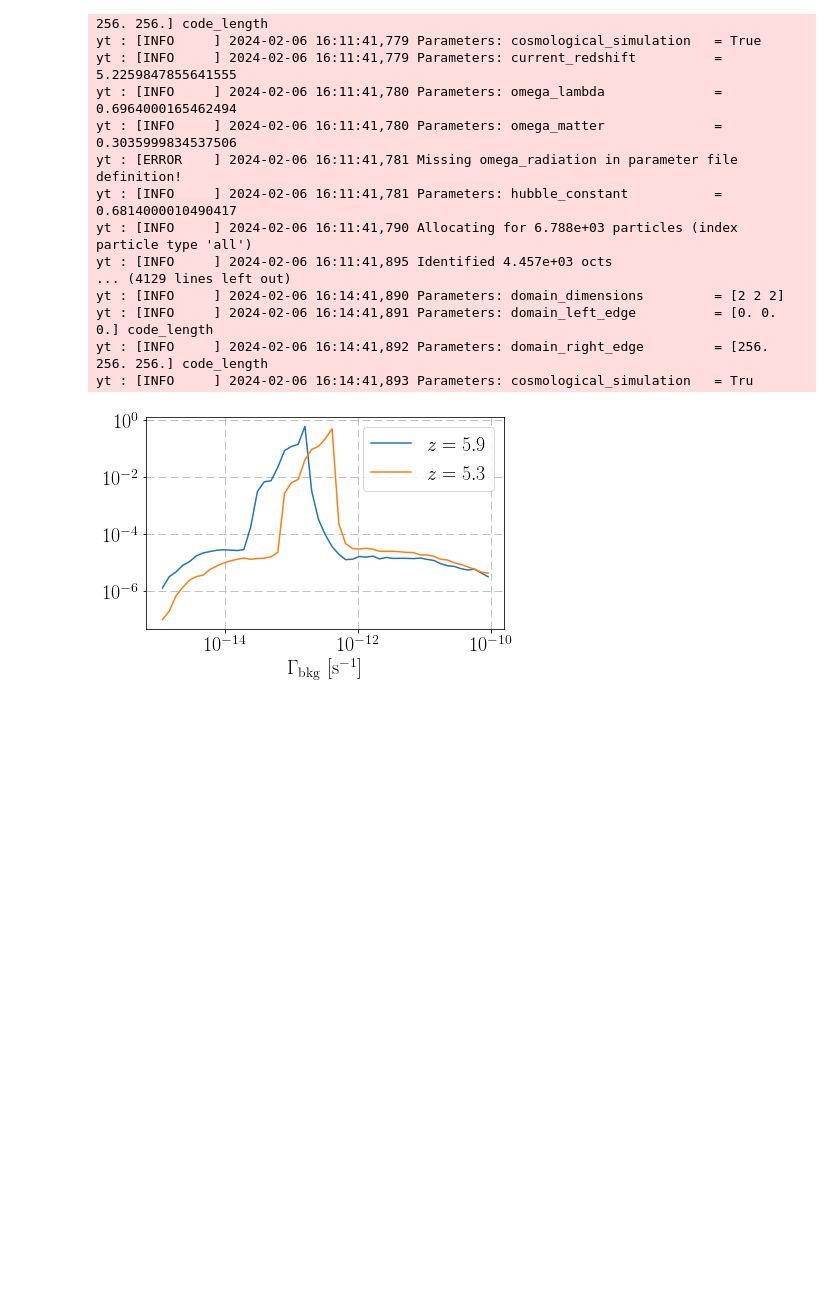
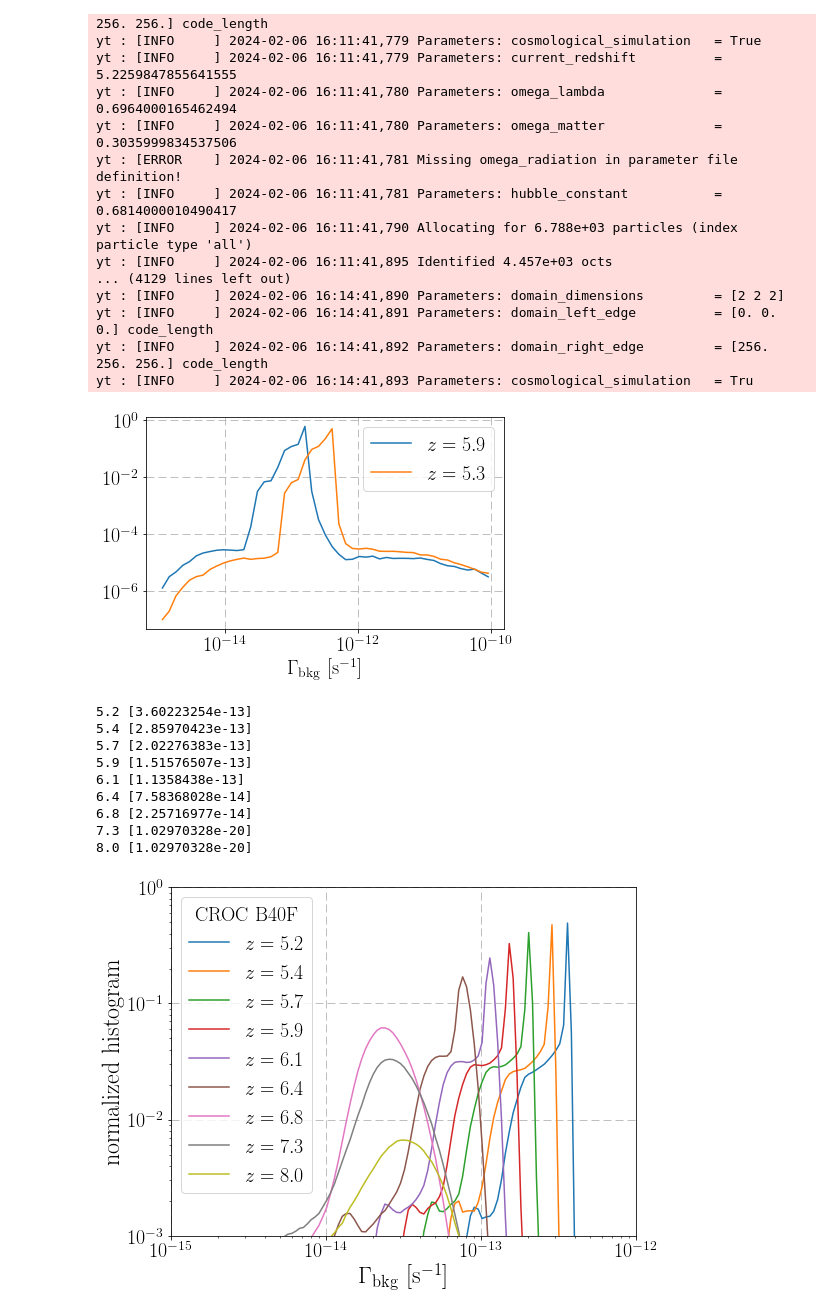
Before and after one commit to zoesuns/mfp, a Jupyter notebook: codes/calc_Gamma_bkg.ipynb, the cells around one changed output. Saved outputs shown, nothing was run; the diff lists cells and outputs as text; code cells hidden in the pictures; blank space fills up the shorter version.

```diff
--- a/codes/calc_Gamma_bkg.ipynb
+++ b/codes/calc_Gamma_bkg.ipynb
@@ -231,3 +323,40 @@ plt.grid(dashes=(10,5))
 plt.savefig("Gamma_scatter_evolution.pdf")
 # %% [output]
 [figure]
+# %%
+plt.rcParams["text.usetex"]=True
+plt.rcParams["axes.labelsize"]=24
+plt.rcParams["xtick.labelsize"]=20
+plt.rcParams["ytick.labelsize"]=20
+plt.rcParams["legend.fontsize"]=20
+plt.rcParams["legend.title_fontsize"]=20
+# %%
+plt.figure(figsize=(8,6))
+for z in ["5.2","5.4","5.7","5.9","6.1","6.4","6.8","7.3","8.0"]:
+    gammalist=np.load("unisample_gamma_bkg_z="+z+".npy")
+    gammalist[gammalist<1e-20]=1.01e-20
+    val,bine=np.histogram(gammalist,bins=np.logspace(-20,-10,400))
+    plt.plot((bine[1:]+bine[:-1])/2.,val/np.sum(val),label=r"$z={:.1f}$".format(float(z)))
+    print(z,(bine[1:]+bine[:-1])[val==val.max()]/2.)
+plt.xscale("log")
+plt.yscale("log")
+plt.legend(title=r"$\rm CROC \ B40F$", loc="upper left")
+plt.xlabel(r"$\Gamma_{\rm bkg} \ [\rm s^{-1}]$")
+plt.ylabel(r"$\rm normalized \ histogram$")
+
+plt.ylim(1e-3,1)
+plt.xlim(1e-15,1e-12)
+plt.grid(dashes=(10,5))
+plt.tight_layout()
+plt.savefig("Gamma_bkg_hist_evo.pdf")
+# %% [output]
+5.2 [3.60223254e-13]
+5.4 [2.85970423e-13]
+5.7 [2.02276383e-13]
+5.9 [1.51576507e-13]
+6.1 [1.1358438e-13]
+6.4 [7.58368028e-14]
+6.8 [2.25716977e-14]
+7.3 [1.02970328e-20]
+8.0 [1.02970328e-20]
+[figure, added]
```
Also changed, not shown: parts of 29 cells of this notebook, 1 other file.
